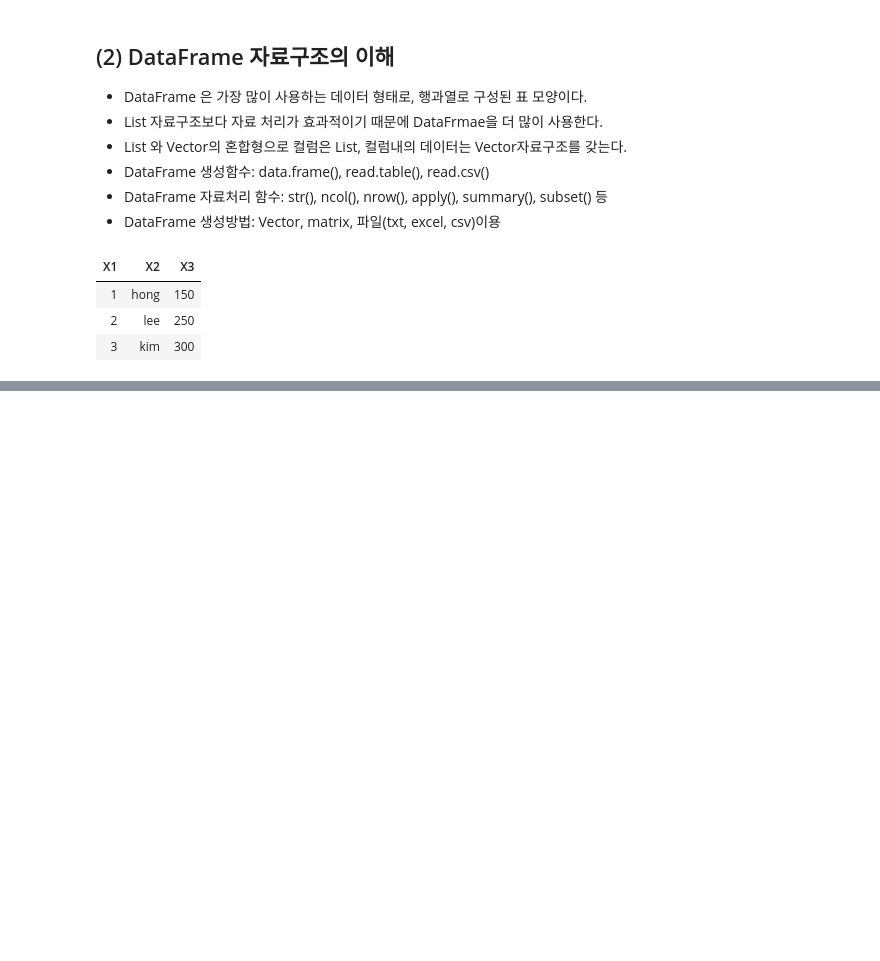
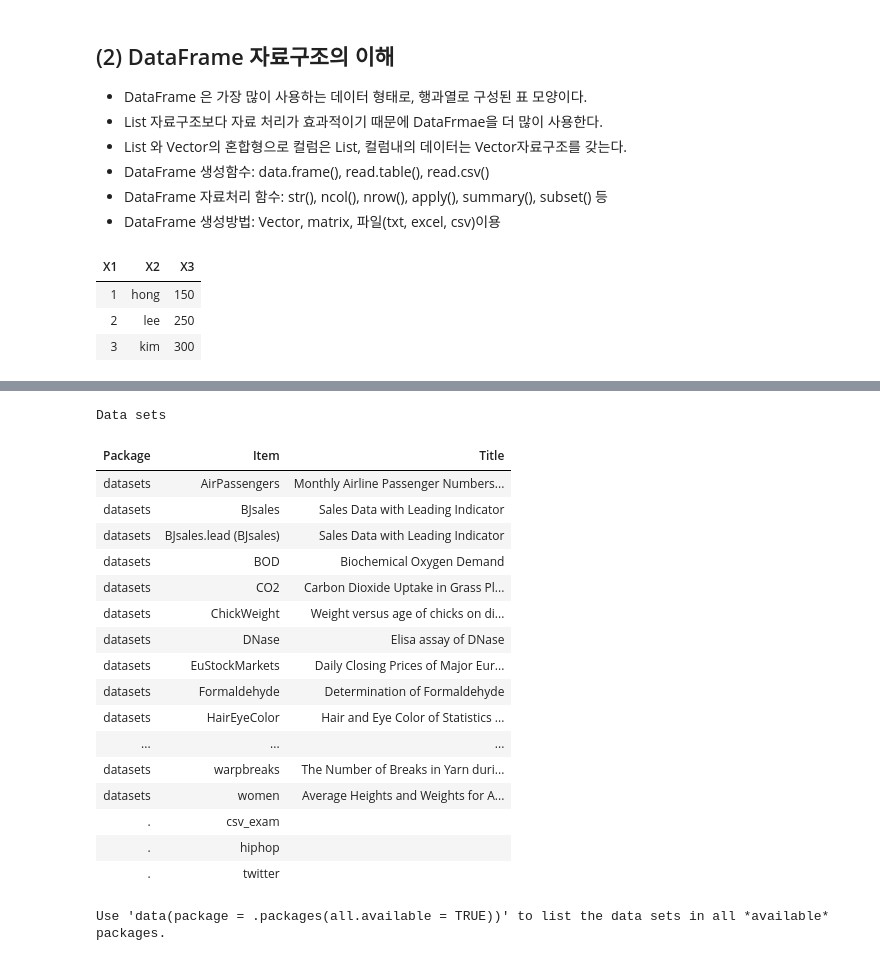
Before and after one commit to beneapp/r-programming, a Jupyter notebook: 빅데이터 분석 통계 R 프로그래밍/[03] R programming (자료추출, DataFrame의 이해).ipynb, the cells around one changed output, grey strips where cells are left out. Cells and saved outputs as stored; diff of their text form; code cells hidden in the pictures; blank space fills up the shorter version.

```diff
--- a/빅데이터 분석 통계 R 프로그래밍/[03] R programming (자료추출, DataFrame의 이해).ipynb
+++ b/빅데이터 분석 통계 R 프로그래밍/[03] R programming (자료추출, DataFrame의 이해).ipynb
@@ -82,0 +133,22 @@ memp
+# %%
+data()
+# %% [output]
+Data sets
+| Package | Item | Title |
+| datasets | AirPassengers | Monthly Airline Passenger Numbers... |
+| datasets | BJsales | Sales Data with Leading Indicator |
+| datasets | BJsales.lead (BJsales) | Sales Data with Leading Indicator |
+| datasets | BOD | Biochemical Oxygen Demand |
+| datasets | CO2 | Carbon Dioxide Uptake in Grass Pl... |
+| datasets | ChickWeight | Weight versus age of chicks on di... |
+| datasets | DNase | Elisa assay of DNase |
+| datasets | EuStockMarkets | Daily Closing Prices of Major Eur... |
+| datasets | Formaldehyde | Determination of Formaldehyde |
+| datasets | HairEyeColor | Hair and Eye Color of Statistics ... |
+| ... | ... | ... |
+| datasets | warpbreaks | The Number of Breaks in Yarn duri... |
+| datasets | women | Average Heights and Weights for A... |
+| . | csv_exam |  |
+| . | hiphop |  |
+| . | twitter |  |
+Use 'data(package = .packages(all.available = TRUE))' to list the data sets in all *available* packages.
```
Also changed, not shown: parts of 7 cells of this notebook, 56 other files.
